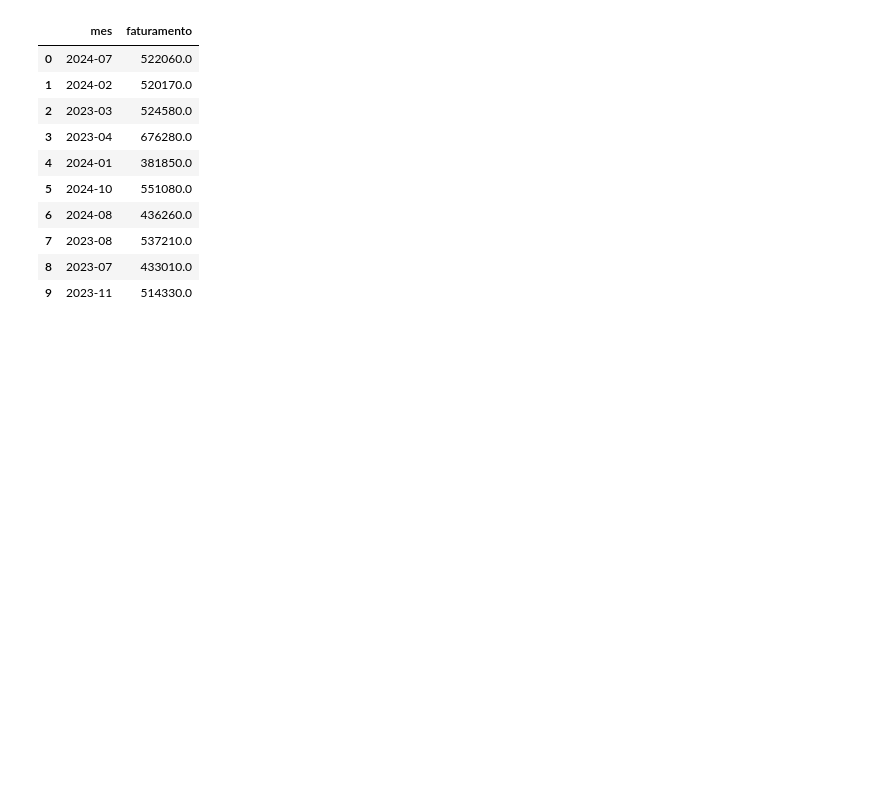
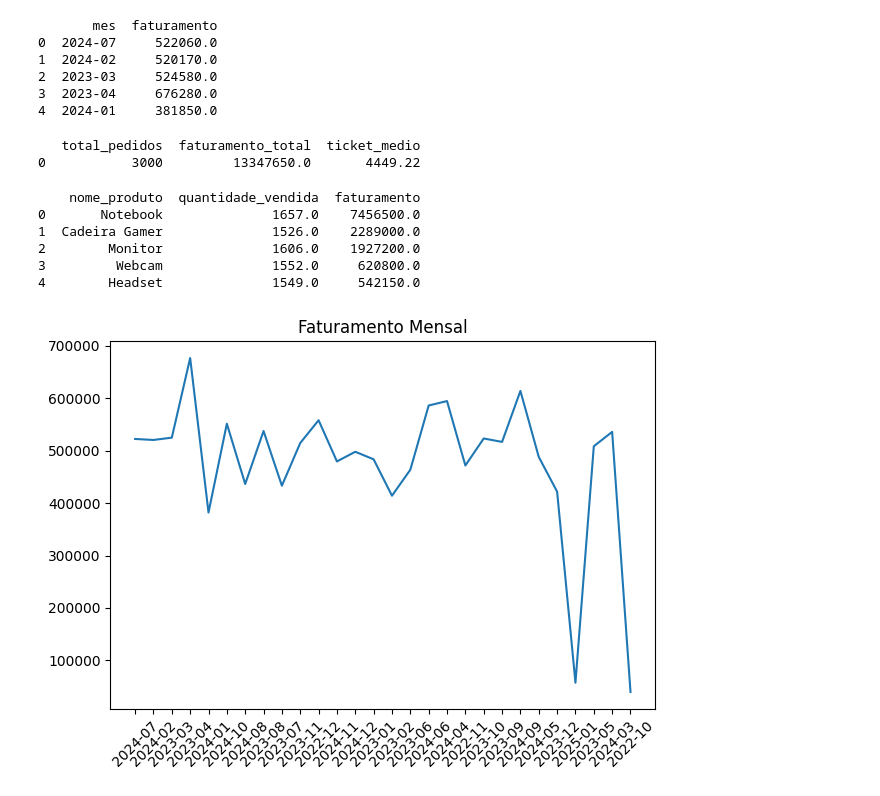
Before and after one commit to LucasSangiorge/e-commerce, a Jupyter notebook: notebook_py/01_analise_gold.ipynb, the cells around one changed output. Drawn from its saved outputs; the diff is of its cells as text; code cells hidden in the pictures; blank space fills up the shorter version.

Commit message:
Adiciona notebook de análise consumindo Gold

```diff
--- a/notebook_py/01_analise_gold.ipynb
+++ b/notebook_py/01_analise_gold.ipynb
@@ -7,23 +6,51 @@ Conexão OK
-# %%
-import pandas as pd
-import db_connection
-
-conn = db_connection.get_connection()
-
-df_faturamento = pd.read_sql(
-    "SELECT * FROM vw_faturamento_mensal_gold",
-    conn
-)
-df_faturamento.head(10)
-# %% [output]
-|  | mes | faturamento |
-| 0 | 2024-07 | 522060.0 |
-| 1 | 2024-02 | 520170.0 |
-| 2 | 2023-03 | 524580.0 |
-| 3 | 2023-04 | 676280.0 |
-| 4 | 2024-01 | 381850.0 |
-| 5 | 2024-10 | 551080.0 |
-| 6 | 2024-08 | 436260.0 |
-| 7 | 2023-08 | 537210.0 |
-| 8 | 2023-07 | 433010.0 |
-| 9 | 2023-11 | 514330.0 |
+# %%
+conn = db_connection.get_connection()
+from db_connection import get_connection
+from db_connection import get_connection
+conn = get_connection()
+# %%
+
+df_faturamento = pd.read_sql(
+     "SELECT * FROM vw_faturamento_mensal_gold",
+    conn
+)
+print(df_faturamento.head())
+# %% [output]
+       mes  faturamento
+0  2024-07     522060.0
+1  2024-02     520170.0
+2  2023-03     524580.0
+3  2023-04     676280.0
+4  2024-01     381850.0
+# %%
+df_ticket = pd.read_sql(
+    "SELECT * FROM vw_ticket_medio_gold",
+    conn
+)
+print(df_ticket)
+# %% [output]
+   total_pedidos  faturamento_total  ticket_medio
+0           3000         13347650.0       4449.22
+# %%
+df_top_produtos = pd.read_sql(
+    "SELECT * FROM vw_top_produtos_gold",
+    conn
+)
+
+print(df_top_produtos.head())
+# %% [output]
+    nome_produto  quantidade_vendida  faturamento
+0       Notebook              1657.0    7456500.0
+1  Cadeira Gamer              1526.0    2289000.0
+2        Monitor              1606.0    1927200.0
+3         Webcam              1552.0     620800.0
+4        Headset              1549.0     542150.0
+# %%
+plt.figure()
+plt.plot(df_faturamento["mes"], df_faturamento["faturamento"])
+plt.xticks(rotation=45)
+plt.title("Faturamento Mensal")
+plt.tight_layout()
+plt.show()
+# %% [output]
+[figure, added]
```
Also changed, not shown: parts of 1 cell of this notebook.
